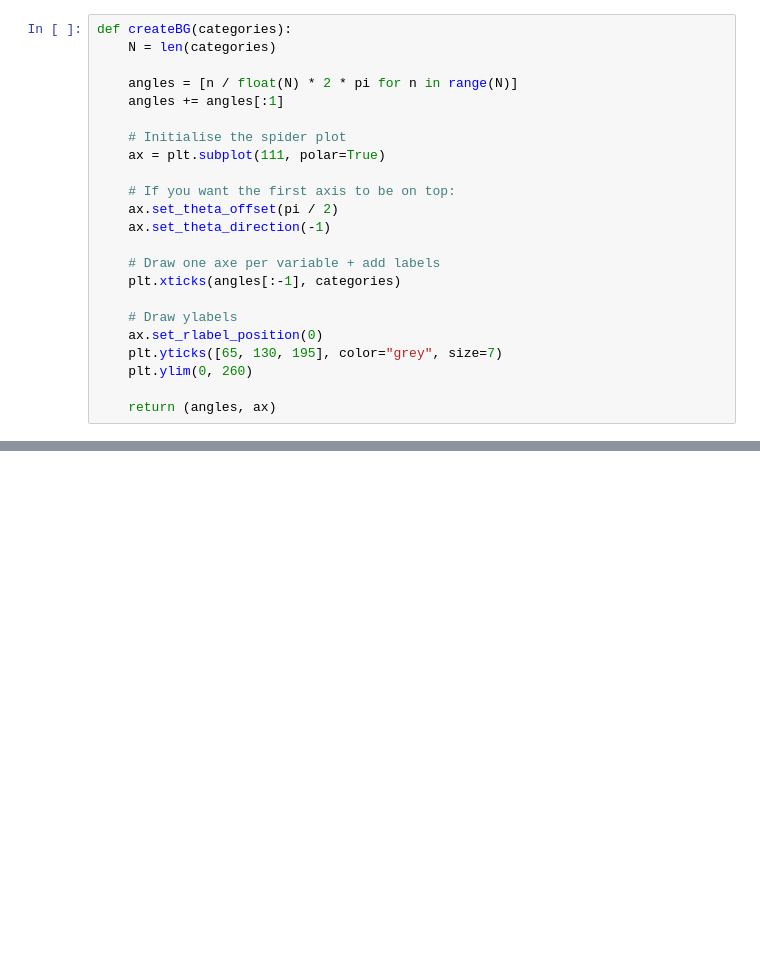
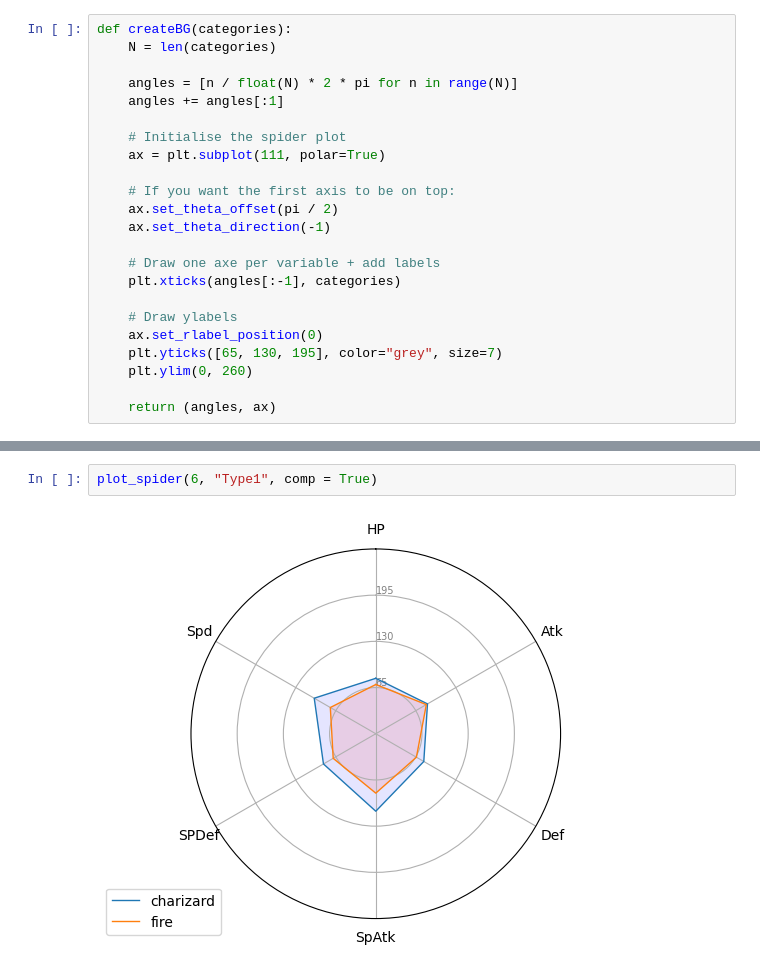
Before and after one commit to rodrigofmfreitas/pokemon-data, a Jupyter notebook: PokeStatistics.ipynb, the cells around one changed output, grey strips where cells are left out. Drawn from its saved outputs; the diff is of its cells as text; blank space fills up the shorter version.

```diff
--- a/PokeStatistics.ipynb
+++ b/PokeStatistics.ipynb
@@ -70,0 +86,4 @@ Common
+# %%
+plot_spider(6, "Type1", comp = True)
+# %% [output]
+[figure, added]
```
Also changed, not shown: parts of 4 cells of this notebook.
